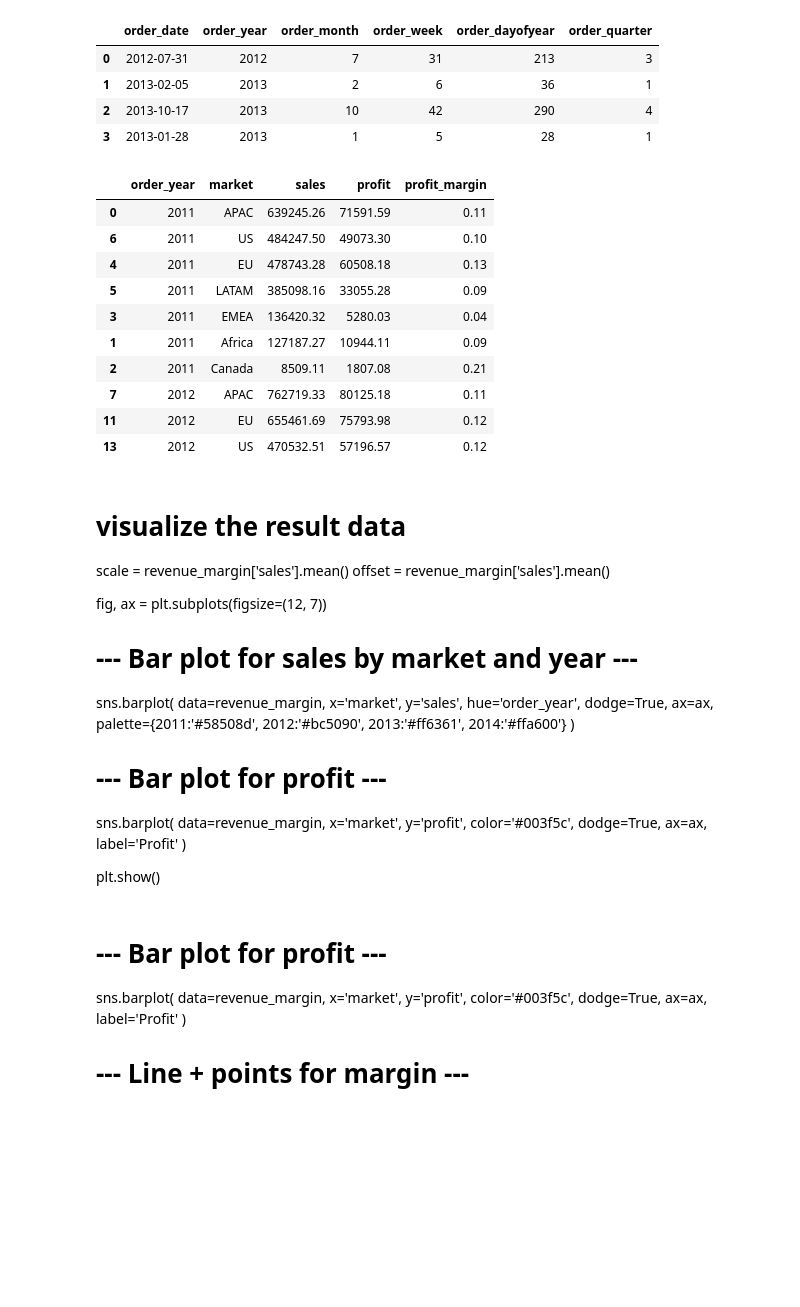
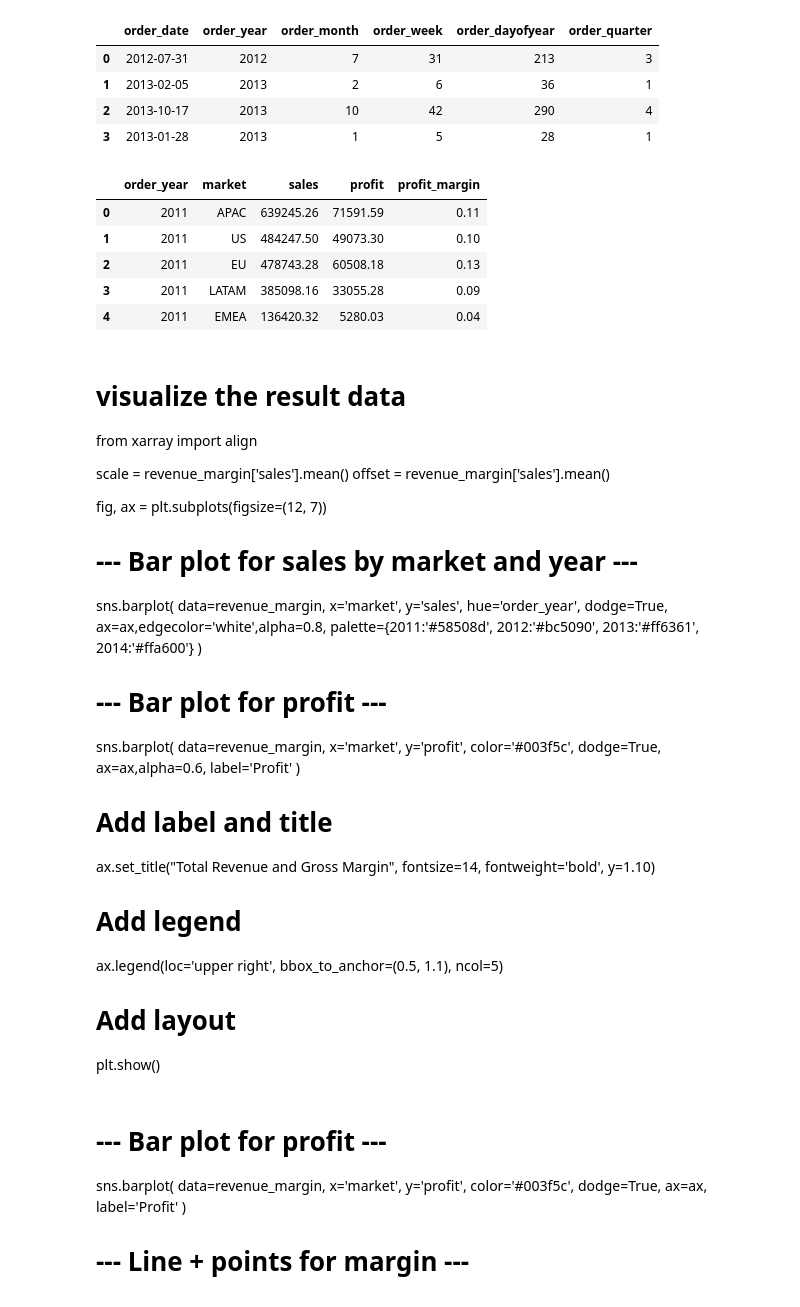
Before and after one commit to annugit1655/Global-Superstore-Project, a Jupyter notebook: notebooks/order-return-sales-analysis.ipynb, the cells around one changed output. Saved outputs shown, nothing was run; the diff lists cells and outputs as text; code cells hidden in the pictures; blank space fills up the shorter version.

```diff
--- a/notebooks/order-return-sales-analysis.ipynb
+++ b/notebooks/order-return-sales-analysis.ipynb
@@ -422,39 +422,37 @@ display("Newly created date dimensions:", order_merged[['order_date','order_year
 # %%
 # requirement gathering data
 # consider order_year, market, sales, profit, returned columns for analysis
 
 # 1. Group By year and market
 # profit exclude returns
 order_merged['profit_exclude_returns'] = order_merged['profit'].where(order_merged['returned']==False,0)
-sales_profit_df = order_merged.groupby(['order_year', 'market']).agg(
+sales_profit_df = order_merged.groupby(['order_year', 'market'],as_index=False).agg(
     sales = ('sales', 'sum'),
     profit = ('profit_exclude_returns', 'sum')
 )
 # 2. Compute margin
 sales_profit_df['profit_margin'] = (sales_profit_df['profit'] / sales_profit_df['sales']).round(2)
 
 # 3. Round sales and profit
 sales_profit_df['sales'] = sales_profit_df['sales'].round(2)
 sales_profit_df['profit'] = sales_profit_df['profit'].round(2)
 
 # 4. Reset index and sort
-revenue_margin = sales_profit_df.reset_index().sort_values(by = ['order_year', 'sales'], ascending=[True, False])
+revenue_margin = sales_profit_df.sort_values(by = ['order_year', 'sales'], ascending=[True, False]).reset_index(drop=True)
 
-display(revenue_margin.head(10))
+display(revenue_margin.head())
 # %% [output]
 |  | order_year | market | sales | profit | profit_margin |
 | 0 | 2011 | APAC | 639245.26 | 71591.59 | 0.11 |
-| 6 | 2011 | US | 484247.50 | 49073.30 | 0.10 |
-| 4 | 2011 | EU | 478743.28 | 60508.18 | 0.13 |
-| 5 | 2011 | LATAM | 385098.16 | 33055.28 | 0.09 |
-| 3 | 2011 | EMEA | 136420.32 | 5280.03 | 0.04 |
-| 1 | 2011 | Africa | 127187.27 | 10944.11 | 0.09 |
-| 2 | 2011 | Canada | 8509.11 | 1807.08 | 0.21 |
-| 7 | 2012 | APAC | 762719.33 | 80125.18 | 0.11 |
-| 11 | 2012 | EU | 655461.69 | 75793.98 | 0.12 |
-| 13 | 2012 | US | 470532.51 | 57196.57 | 0.12 |
+| 1 | 2011 | US | 484247.50 | 49073.30 | 0.10 |
+| 2 | 2011 | EU | 478743.28 | 60508.18 | 0.13 |
+| 3 | 2011 | LATAM | 385098.16 | 33055.28 | 0.09 |
+| 4 | 2011 | EMEA | 136420.32 | 5280.03 | 0.04 |
 # %% [markdown]
 # visualize the result data
+from xarray import align
+
+
 scale = revenue_margin['sales'].mean()
 offset = revenue_margin['sales'].mean()
 
@@ -464,17 +462,24 @@ fig, ax = plt.subplots(figsize=(12, 7))
 sns.barplot(
     data=revenue_margin,
     x='market', y='sales', hue='order_year',
-    dodge=True, ax=ax,
+    dodge=True, ax=ax,edgecolor='white',alpha=0.8,
     palette={2011:'#58508d', 2012:'#bc5090', 2013:'#ff6361', 2014:'#ffa600'}
 )
 # --- Bar plot for profit ---
 sns.barplot(
     data=revenue_margin,
     x='market', y='profit',
-    color='#003f5c', dodge=True, ax=ax,
+    color='#003f5c', dodge=True, ax=ax,alpha=0.6,
     label='Profit'
 )
 
+
+# Add label and title
+ax.set_title("Total Revenue and Gross Margin", fontsize=14, fontweight='bold', y=1.10)
+
+# Add legend
+ax.legend(loc='upper right', bbox_to_anchor=(0.5, 1.1), ncol=5)
+# Add layout
 plt.show()
 # %% [markdown]
 # --- Bar plot for profit ---
```
Also changed, not shown: parts of 5 cells of this notebook.
